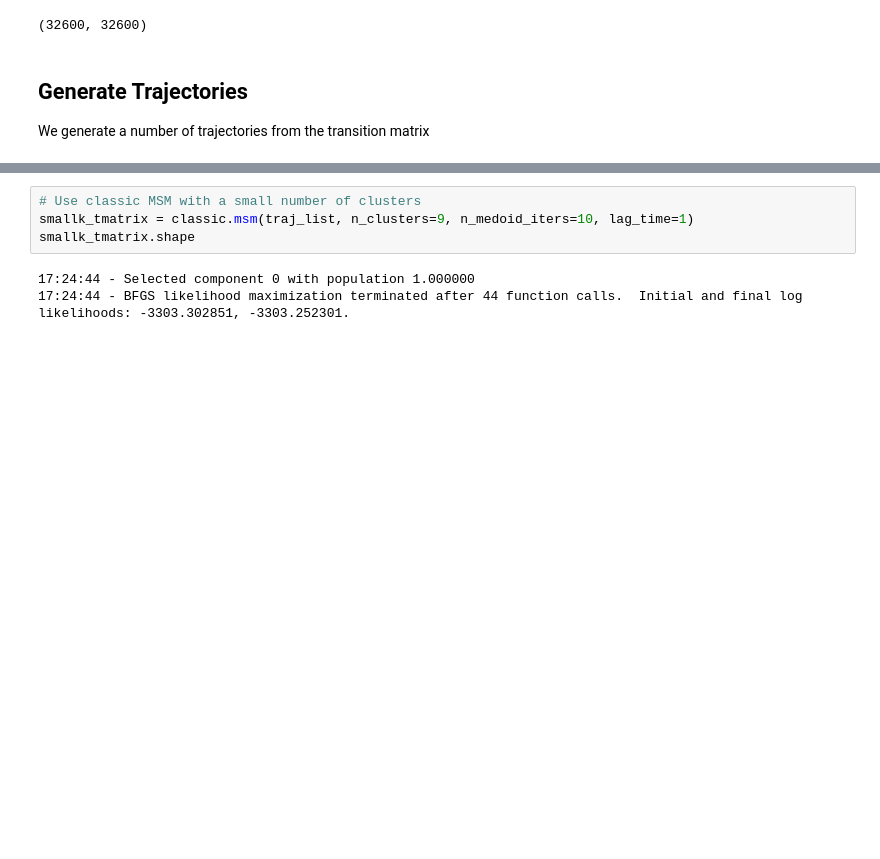
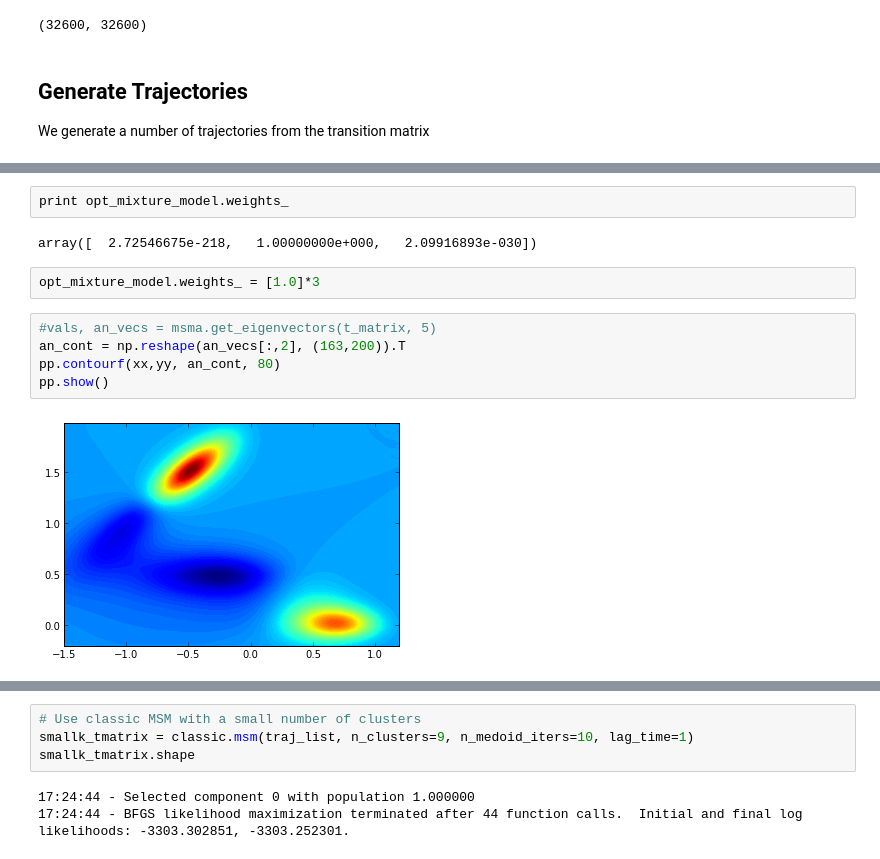
Before and after one commit to mpharrigan/fuzzy-clustering, a Jupyter notebook: HMM-Validate.ipynb, the cells around one changed output, grey strips where cells are left out. Cells and saved outputs as stored; diff of their text form; blank space fills up the shorter version.

```diff
--- a/HMM-Validate.ipynb
+++ b/HMM-Validate.ipynb
@@ -81,0 +113,13 @@ pp.show()
+# %%
+print opt_mixture_model.weights_
+# %% [output]
+array([  2.72546675e-218,   1.00000000e+000,   2.09916893e-030])
+# %%
+opt_mixture_model.weights_ = [1.0]*3
+# %%
+#vals, an_vecs = msma.get_eigenvectors(t_matrix, 5)
+an_cont = np.reshape(an_vecs[:,2], (163,200)).T
+pp.contourf(xx,yy, an_cont, 80)
+pp.show()
+# %% [output]
+[figure, added]
```
Also changed, not shown: parts of 15 cells of this notebook, 8 other files.
